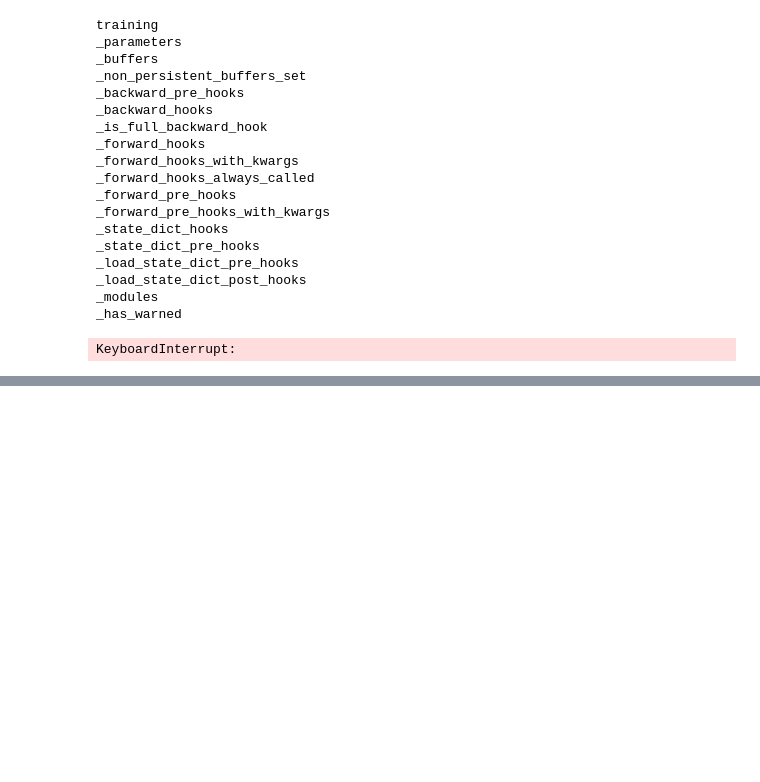
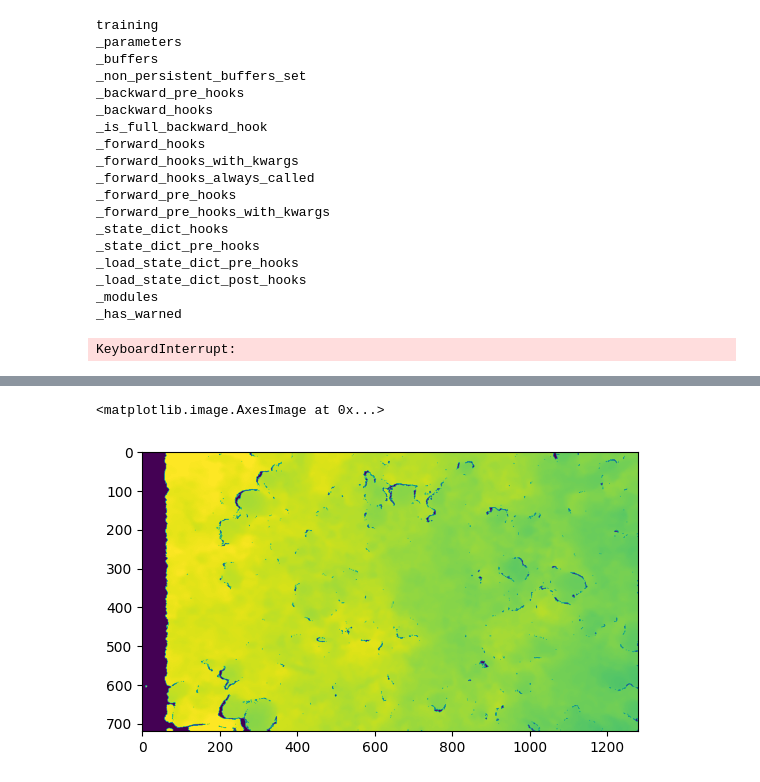
Before and after one commit to abdollahzakeri/m18k, a Jupyter notebook: Playground.ipynb, the cells around one changed output, grey strips where cells are left out. Saved outputs shown, nothing was run; the diff lists cells and outputs as text; code cells hidden in the pictures; blank space fills up the shorter version.

```diff
--- a/Playground.ipynb
+++ b/Playground.ipynb
@@ -1204,0 +1327,20 @@ KeyboardInterrupt:
+# %%
+import numpy as np
+import cv2
+import matplotlib.pyplot as plt
+from PIL import Image
+from mpl_toolkits.mplot3d import Axes3D
+
+# Step 2: Load the depth map
+depth_map = np.load('M18K/Data/train/30_1680295901-6686547_rgb_png_jpg.rf.cdcd5b7988788209e88a932a717dd87a.npy')
+percentiles = np.percentile(depth_map, range(1, 101))
+differences = np.diff(percentiles)
+max_diff_index = np.argmax(differences)
+threshold = percentiles[max_diff_index]
+if max_diff_index > 95 and threshold > 0:
+    depth_map = np.clip(depth_map, 0.0, threshold)
+
+plt.imshow(depth_map)
+# %% [output]
+<matplotlib.image.AxesImage at 0x...>
+[figure, added]
```
Also changed, not shown: parts of 5 cells of this notebook, 39 other files.
